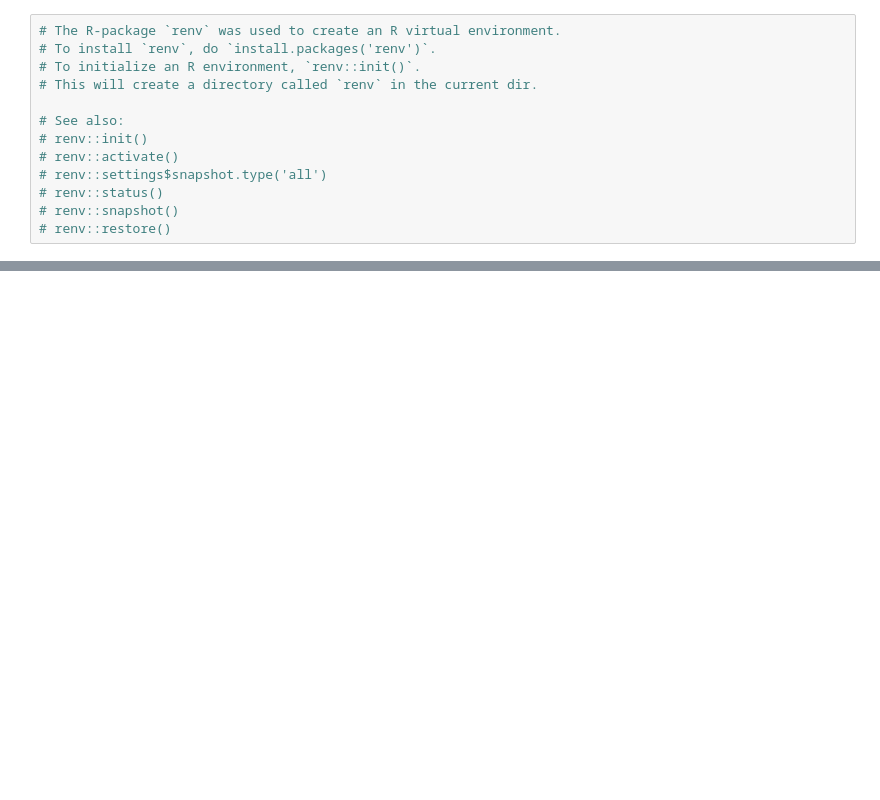
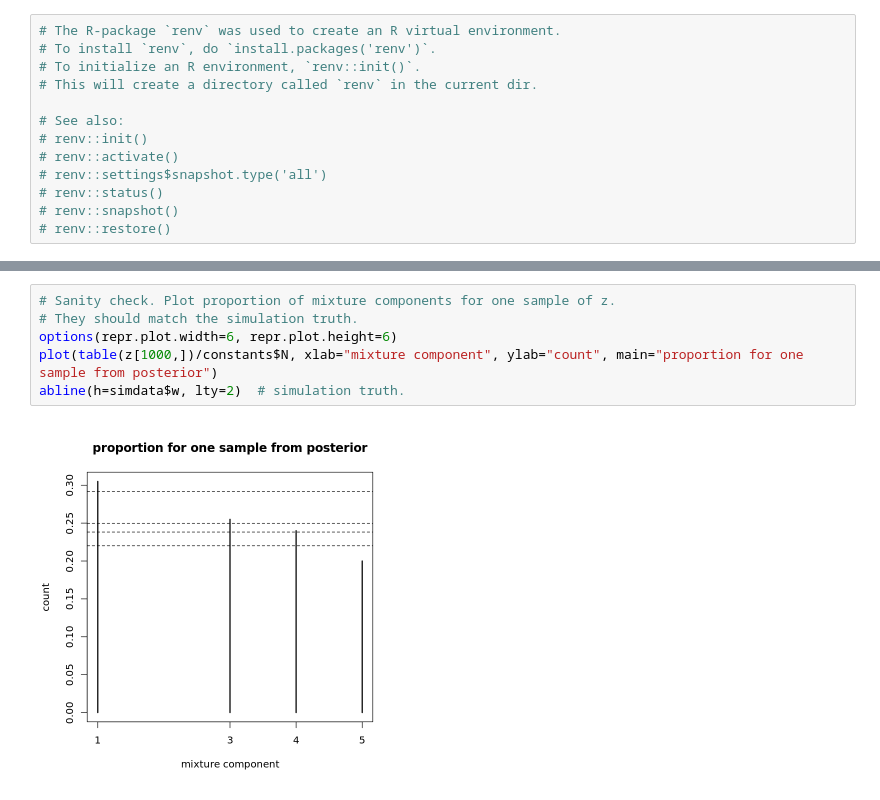
Before and after one commit to luiarthur/TuringBnpBenchmarks, a Jupyter notebook: src/dp-gmm/notebooks/dp_crp_gmm_nimble.ipynb, the cells around one changed output, grey strips where cells are left out. Drawn from its saved outputs; the diff is of its cells as text; blank space fills up the shorter version.

```diff
--- a/src/dp-gmm/notebooks/dp_crp_gmm_nimble.ipynb
+++ b/src/dp-gmm/notebooks/dp_crp_gmm_nimble.ipynb
@@ -180,0 +219,8 @@ hist(alpha, prob=TRUE)
+# %%
+# Sanity check. Plot proportion of mixture components for one sample of z.
+# They should match the simulation truth.
+options(repr.plot.width=6, repr.plot.height=6)
+plot(table(z[1000,])/constants$N, xlab="mixture component", ylab="count", main="proportion for one sample from posterior")
+abline(h=simdata$w, lty=2)  # simulation truth.
+# %% [output]
+[figure, added]
```
Also changed, not shown: parts of 14 cells of this notebook, 2 other files.
